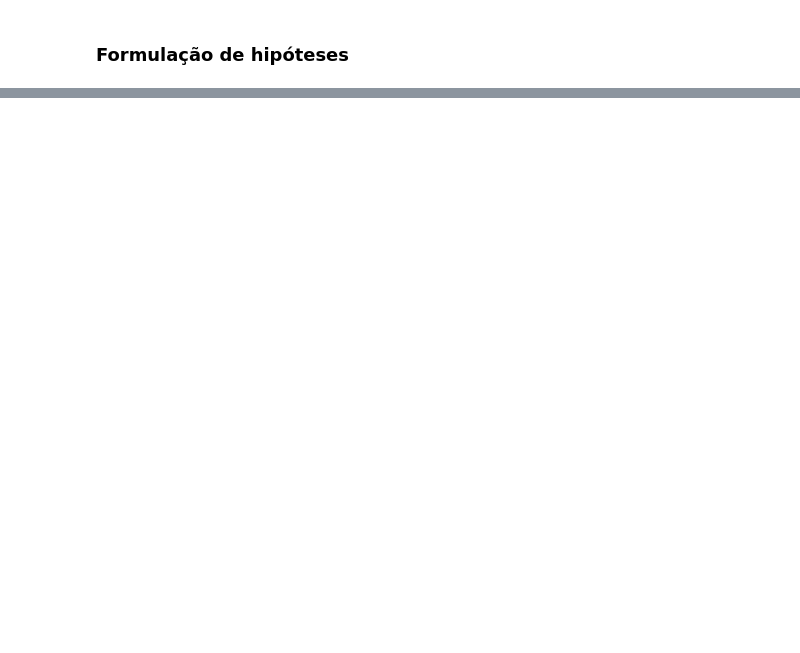
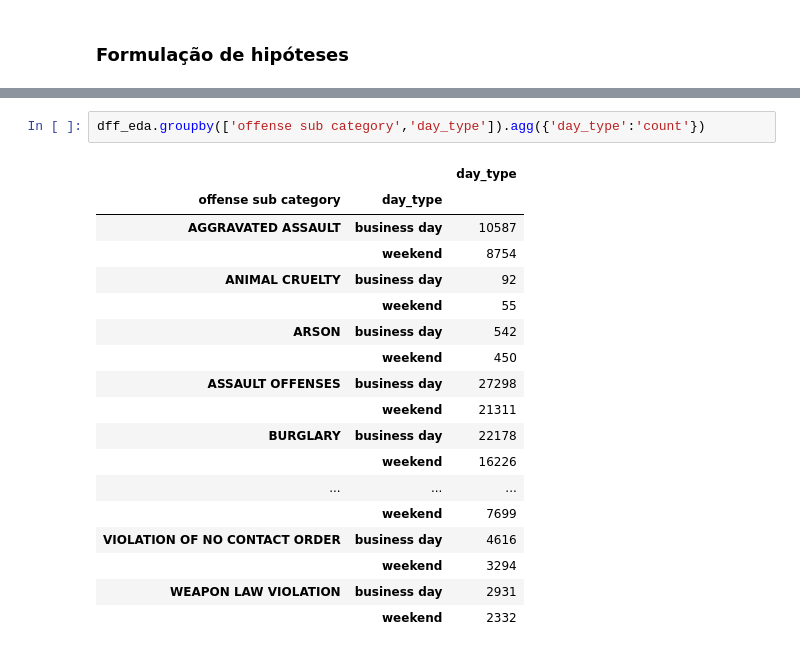
Before and after one commit to talesaraujoc/analise_dados_crimes_seattle, a Jupyter notebook: src/analise_dados.ipynb, the cells around one changed output, grey strips where cells are left out. Drawn from its saved outputs; the diff is of its cells as text; blank space fills up the shorter version.

```diff
--- a/src/analise_dados.ipynb
+++ b/src/analise_dados.ipynb
@@ -583,0 +647,21 @@ plt.show()
+# %%
+dff_eda.groupby(['offense sub category','day_type']).agg({'day_type':'count'})
+# %% [output]
+|  |  | day_type |
+| offense sub category | day_type |  |
+| AGGRAVATED ASSAULT | business day | 10587 |
+|  | weekend | 8754 |
+| ANIMAL CRUELTY | business day | 92 |
+|  | weekend | 55 |
+| ARSON | business day | 542 |
+|  | weekend | 450 |
+| ASSAULT OFFENSES | business day | 27298 |
+|  | weekend | 21311 |
+| BURGLARY | business day | 22178 |
+|  | weekend | 16226 |
+| ... | ... | ... |
+|  | weekend | 7699 |
+| VIOLATION OF NO CONTACT ORDER | business day | 4616 |
+|  | weekend | 3294 |
+| WEAPON LAW VIOLATION | business day | 2931 |
+|  | weekend | 2332 |
```
Also changed, not shown: parts of 44 cells of this notebook.
